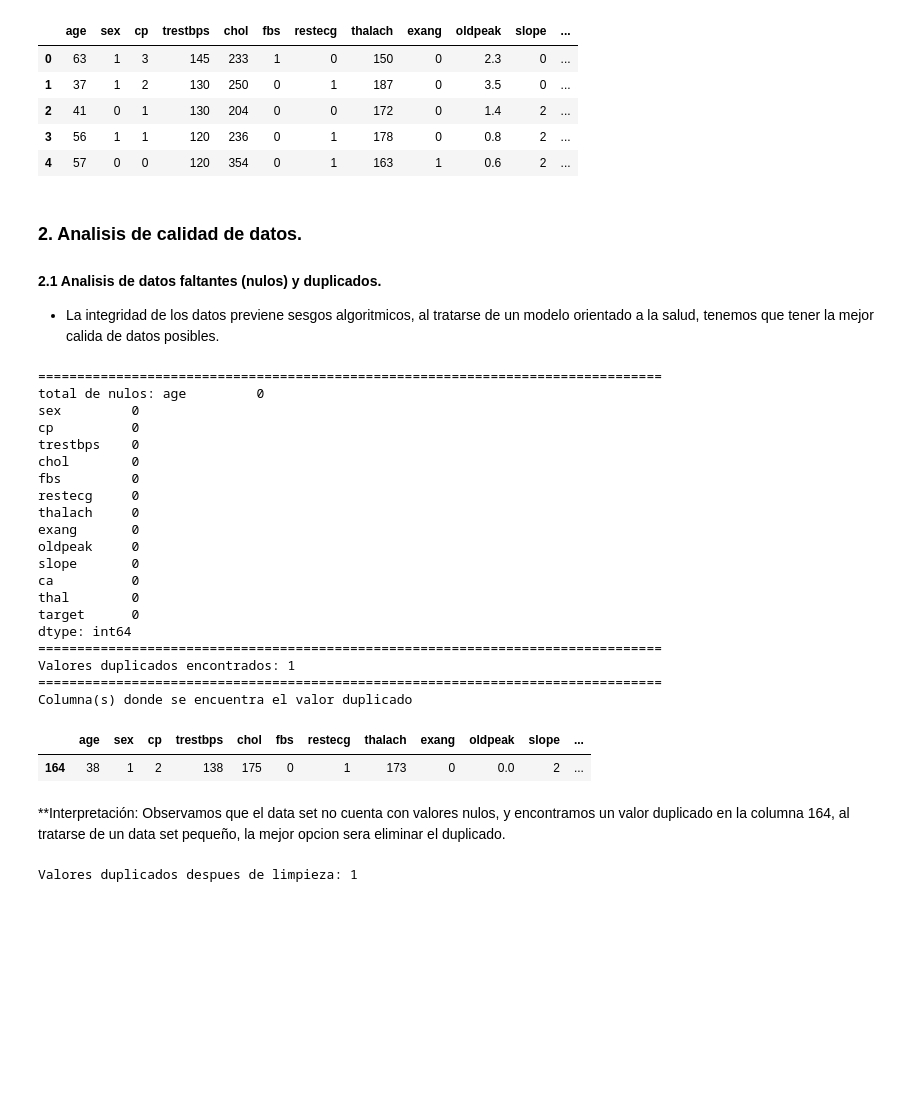
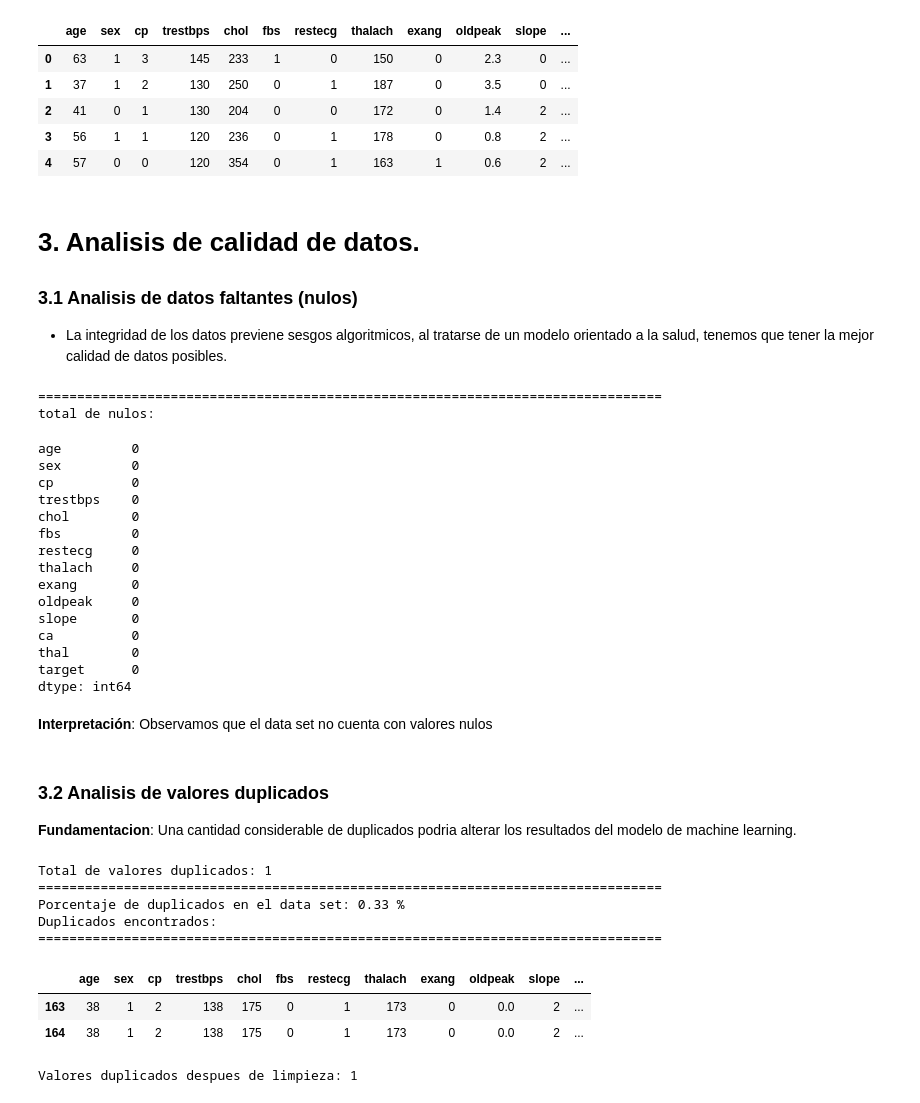
Before and after one commit to AlexSc97/modelo-predictivo-paro-cardiaco, a Jupyter notebook: notebooks/explore.ipynb, the cells around one changed output. Drawn from its saved outputs; the diff is of its cells as text; code cells hidden in the pictures; blank space fills up the shorter version.

```diff
--- a/notebooks/explore.ipynb
+++ b/notebooks/explore.ipynb
@@ -37,46 +47,55 @@ Primeras 5 filas del data frame
 | 3 | 56 | 1 | 1 | 120 | 236 | 0 | 1 | 178 | 0 | 0.8 | 2 | ... |
 | 4 | 57 | 0 | 0 | 120 | 354 | 0 | 1 | 163 | 1 | 0.6 | 2 | ... |
 # %% [markdown]
-### 2. Analisis de calidad de datos.
-#### 2.1 Analisis de datos faltantes (nulos) y duplicados.
-- La integridad de los datos previene sesgos algoritmicos, al tratarse de un modelo orientado a la salud, tenemos que tener la mejor calida de datos posibles.
+# 3. Analisis de calidad de datos.
+### 3.1 Analisis de datos faltantes (nulos)
+- La integridad de los datos previene sesgos algoritmicos, al tratarse de un modelo orientado a la salud, tenemos que tener la mejor calidad de datos posibles.
 # %%
 # Valores nulos.
 print(f"=" *80)
-print(f"total de nulos: {df.isnull().sum()}")
-# Valores duplicados.
-print(f"=" *80)
-duplicated = df.duplicated().sum()
-print(f"Valores duplicados encontrados: {duplicated}")
-
-if duplicated > 0:
-    print(f"=" *80)
-    print(f"Columna(s) donde se encuentra el valor duplicado") # Al tratarse del sector salud, siempre me interesara saber que dato es el que esta duplicado.
-    display(df[df.duplicated()])
+nulos = df.isnull().sum()
+print(f"total de nulos: ")
+display(nulos)
 # %% [output]
 ================================================================================
-total de nulos: age         0
-sex         0
-cp          0
-trestbps    0
-chol        0
-fbs         0
-restecg     0
-thalach     0
-exang       0
-oldpeak     0
-slope       0
-ca          0
-thal        0
-target      0
-dtype: int64
-================================================================================
-Valores duplicados encontrados: 1
-================================================================================
-Columna(s) donde se encuentra el valor duplicado
+total de nulos:
-|  | age | sex | cp | trestbps | chol | fbs | restecg | thalach | exang | oldpeak | slope | ... |
-| 164 | 38 | 1 | 2 | 138 | 175 | 0 | 1 | 173 | 0 | 0.0 | 2 | ... |
+age         0
+sex         0
+cp          0
+trestbps    0
+chol        0
+fbs         0
+restecg     0
+thalach     0
+exang       0
+oldpeak     0
+slope       0
+ca          0
+thal        0
+target      0
+dtype: int64
 # %% [markdown]
-**Interpretación: Observamos que el data set no cuenta con valores nulos, y encontramos un valor duplicado en la columna 164, al tratarse de un data set pequeño, la mejor opcion sera eliminar el duplicado.
+**Interpretación**: Observamos que el data set no cuenta con valores nulos
+# %% [markdown]
+### 3.2 Analisis de valores duplicados
+**Fundamentacion**: Una cantidad considerable de duplicados podria alterar los resultados del modelo de machine learning.
+# %%
+# Deteccion de valores duplicados
+duplicates = df.duplicated().sum()
+print(f"Total de valores duplicados: {duplicates}")
+print("=" * 80)
+print(f"Porcentaje de duplicados en el data set: {(duplicates/len(df)*100):.2f} %")
+print("Duplicados encontrados: ")
+print("=" * 80)
+display(df[df.duplicated(keep=False)].sort_values(by=df.columns.tolist()))
+# %% [output]
+Total de valores duplicados: 1
+================================================================================
+Porcentaje de duplicados en el data set: 0.33 %
+Duplicados encontrados:
+================================================================================
+|  | age | sex | cp | trestbps | chol | fbs | restecg | thalach | exang | oldpeak | slope | ... |
+| 163 | 38 | 1 | 2 | 138 | 175 | 0 | 1 | 173 | 0 | 0.0 | 2 | ... |
+| 164 | 38 | 1 | 2 | 138 | 175 | 0 | 1 | 173 | 0 | 0.0 | 2 | ... |
 # %%
 # Eliminar duplicado
```
Also changed, not shown: parts of 15 cells of this notebook.
